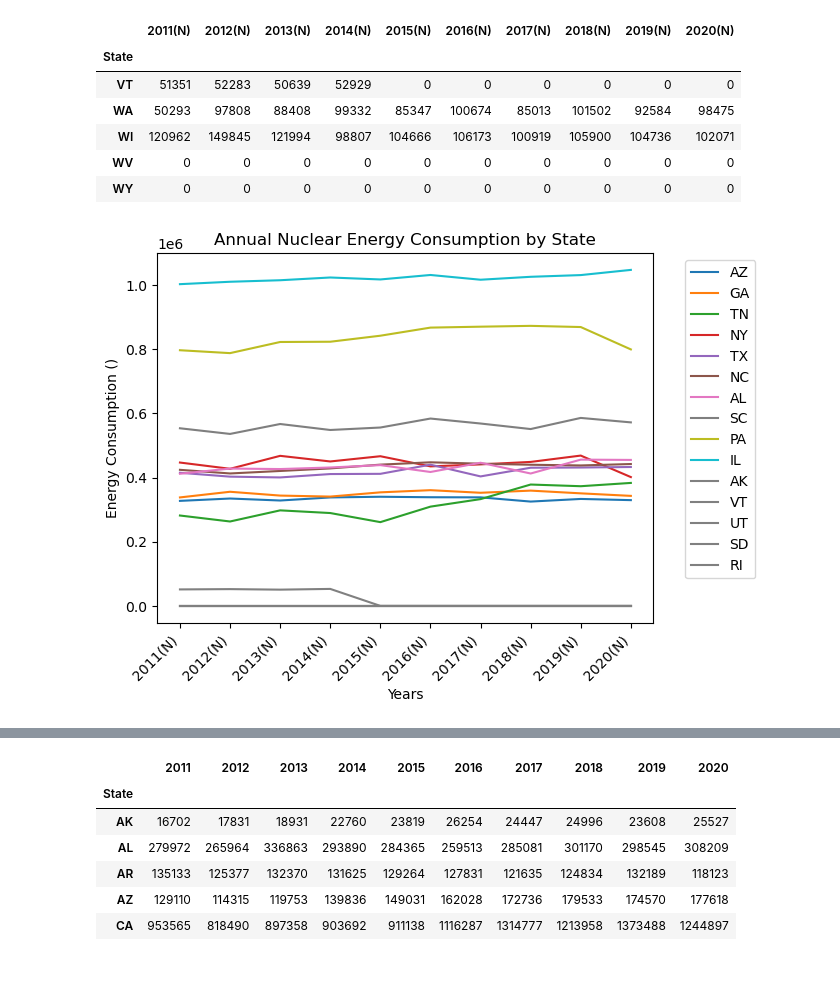
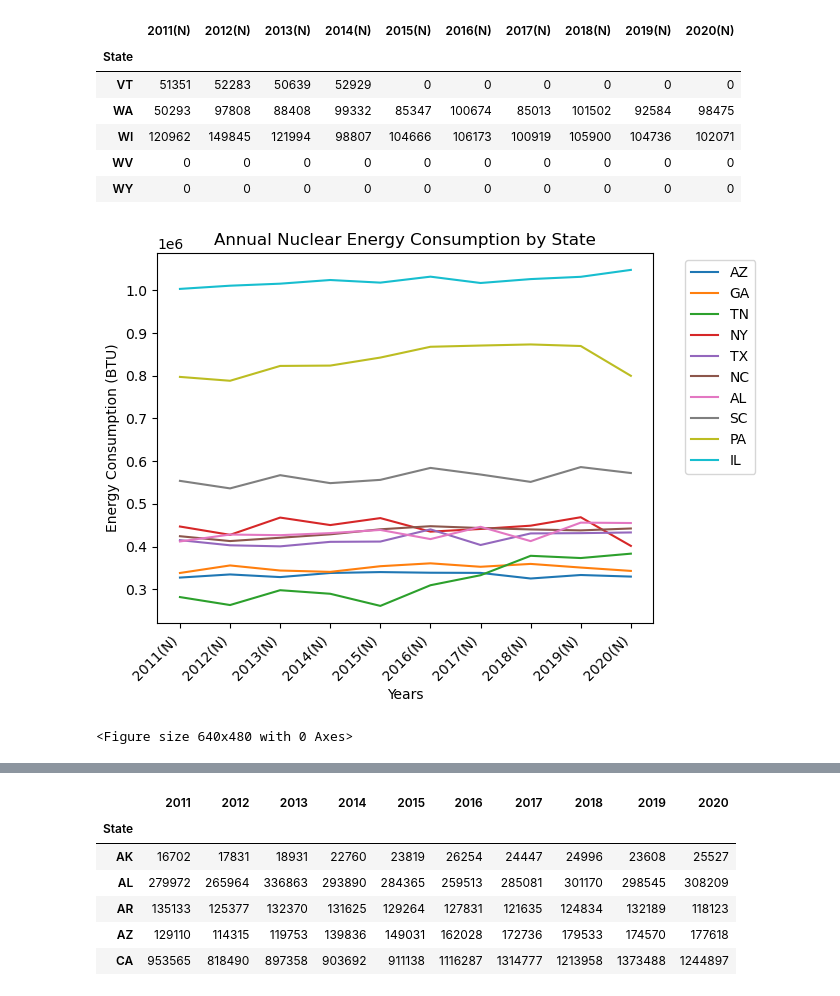
Before and after one commit to fraserclaire/Group3_Project4, a Jupyter notebook: ac/visuals_combined_and_renewable_energy.ipynb, the cells around one changed output, grey strips where cells are left out. Saved outputs shown, nothing was run; the diff lists cells and outputs as text; code cells hidden in the pictures.

```diff
--- a/ac/visuals_combined_and_renewable_energy.ipynb
+++ b/ac/visuals_combined_and_renewable_energy.ipynb
@@ -78,20 +78,20 @@ sorted_coal_energy = coal_energy.sort_values(by='2020(C)')
 top_10_states = sorted_coal_energy.tail(10)
 
 # Select the bottom 5 states with the lowest values for '2020(C)'
-bottom_5_states = sorted_coal_energy.head(5)
+# bottom_5_states = sorted_coal_energy.head(5)
 
 # Plot the data for the top 10 states
 for index, row in top_10_states.iterrows():
     row.plot(label=index)
 
 # Plot the data for the bottom 5 states
-for index, row in bottom_5_states.iterrows():
-    row.plot(label=index, color='gray')
+# for index, row in bottom_5_states.iterrows():
+#     row.plot(label=index, color='gray')
 
 
 # Add legend and display the plot
 plt.xlabel('Years')
-plt.ylabel('Energy Consumption')
+plt.ylabel('Energy Consumption (BTU)')
 plt.title('Annual Coal Energy Consumption by State')
 
 # Add xticks for each index and tilt the labels
@@ -106,4 +106,7 @@ plt.legend(bbox_to_anchor=(1.05, 1), loc='upper left')
 
 # Display the plot
 plt.show()
+
+# Export plots as png files
+plt.savefig("energy_by_types_visuals/annual_coal_consumption_top_10_US.png")
 # %% [output]
@@ -144,20 +148,20 @@ sorted_gas_energy = gas_energy.sort_values(by='2020(G)')
 top_10_states = sorted_gas_energy.tail(10)
 
 # Select the bottom 5 states with the lowest values for '2020(G)'
-bottom_5_states = sorted_gas_energy.head(5)
+# bottom_5_states = sorted_gas_energy.head(5)
 
 # Plot the data for the top 10 states
 for index, row in top_10_states.iterrows():
     row.plot(label=index)
 
 # Plot the data for the bottom 5 states
-for index, row in bottom_5_states.iterrows():
-    row.plot(label=index, color='gray')
+# for index, row in bottom_5_states.iterrows():
+#     row.plot(label=index, color='gray')
 
 
 # Add legend and display the plot
 plt.xlabel('Years')
-plt.ylabel('Energy Consumption ()')
+plt.ylabel('Energy Consumption (BTU)')
 plt.title('Annual Gas Energy Consumption by State')
 
 # Add xticks for each index and tilt the labels
@@ -172,4 +176,7 @@ plt.legend(bbox_to_anchor=(1.05, 1), loc='upper left')
 
 # Display the plot
 plt.show()
+
+# Export plots as png files
+plt.savefig("energy_by_types_visuals/annual_gas_consumption_top_10_US.png")
 # %% [output]
@@ -199,20 +207,20 @@ sorted_petroleum_energy = petroleum_energy.sort_values(by='2020(P)')
 top_10_states = sorted_petroleum_energy.tail(10)
 
 # Select the bottom 5 states with the lowest values for '2020(P)'
-bottom_5_states = sorted_petroleum_energy.head(5)
+# bottom_5_states = sorted_petroleum_energy.head(5)
 
 # Plot the data for the top 10 states
 for index, row in top_10_states.iterrows():
     row.plot(label=index)
 
 # Plot the data for the bottom 5 states
-for index, row in bottom_5_states.iterrows():
-    row.plot(label=index, color='gray')
+# for index, row in bottom_5_states.iterrows():
+#     row.plot(label=index, color='gray')
 
 
 # Add legend and display the plot
 plt.xlabel('Years')
-plt.ylabel('Energy Consumption ()')
+plt.ylabel('Energy Consumption (BTU)')
 plt.title('Annual Petroleum Energy Consumption by State')
 
 # Add xticks for each index and tilt the labels
@@ -227,4 +235,7 @@ plt.legend(bbox_to_anchor=(1.05, 1), loc='upper left')
 
 # Display the plot
 plt.show()
+
+# Export plots as png files
+plt.savefig("energy_by_types_visuals/annual_petroleum_consumption_top_10_US.png")
 # %% [output]
@@ -252,35 +264,39 @@ sorted_nuclear_energy = nuclear_energy.sort_values(by='2020(N)')
 
 # Select the top 10 states with the highest values for '2020(N)'
 top_10_states = sorted_nuclear_energy.tail(10)
 
 # Select the bottom 5 states with the lowest values for '2020(N)'
-bottom_5_states = sorted_nuclear_energy.head(5)
+# bottom_5_states = sorted_nuclear_energy.head(5)
 
 # Plot the data for the top 10 states
 for index, row in top_10_states.iterrows():
     row.plot(label=index)
 
 # Plot the data for the bottom 5 states
-for index, row in bottom_5_states.iterrows():
-    row.plot(label=index, color='gray')
+# for index, row in bottom_5_states.iterrows():
+#     row.plot(label=index, color='gray')
 
 
 # Add legend and display the plot
 plt.xlabel('Years')
-plt.ylabel('Energy Consumption ()')
+plt.ylabel('Energy Consumption (BTU)')
 plt.title('Annual Nuclear Energy Consumption by State')
 
 # Add xticks for each index and tilt the labels
 plt.xticks(range(len(nuclear_energy.columns)), nuclear_energy.columns, rotation=45, ha='right')
 
 # Add legend on the side
 plt.legend(bbox_to_anchor=(1.05, 1), loc='upper left')
 
 # Set the limits for the x-axis and y-axis to zoom in
 # plt.xlim(0, len(coal_energy.columns))
 # plt.ylim(0, None)
 
 # Display the plot
 plt.show()
+
+# Export plots as png files
+plt.savefig("energy_by_types_visuals/annual_nuclear_consumption_top_10_US.png")
 # %% [output]
-[figure, old version]
+[figure, new version]
+<Figure size 640x480 with 0 Axes>
```
Also changed, not shown: parts of 33 cells of this notebook, 14 other files.
